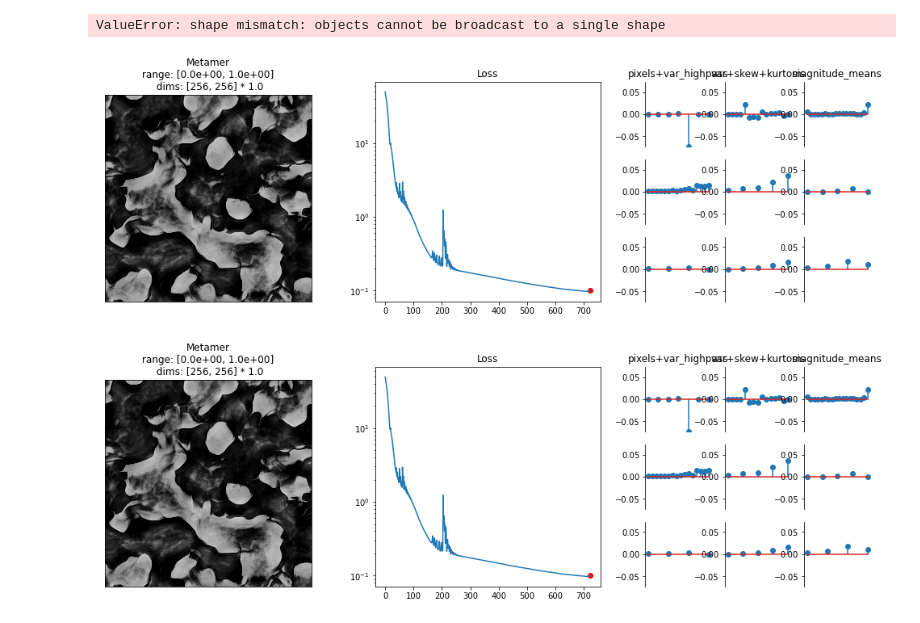
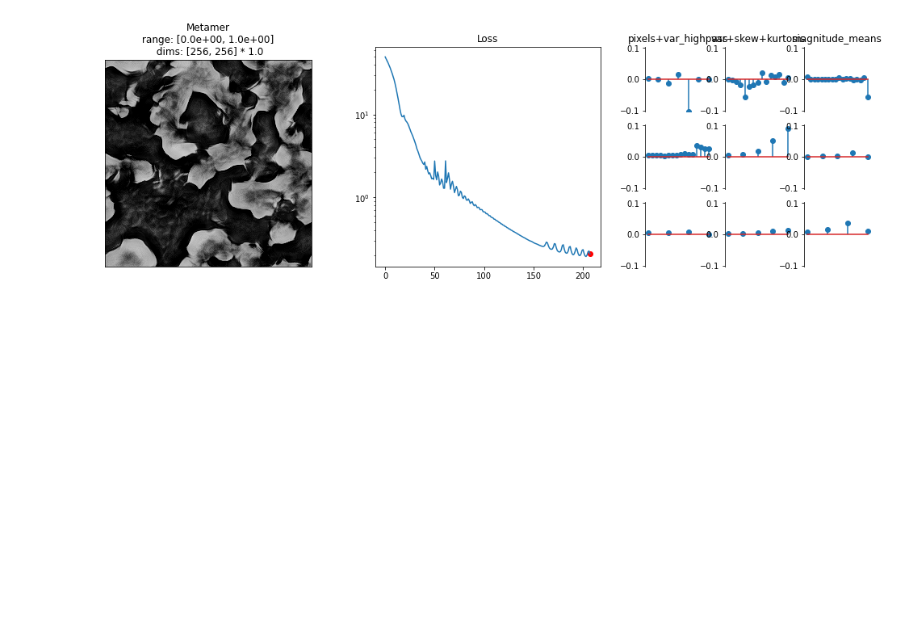
Before and after one commit to plenoptic-org/plenoptic, a Jupyter notebook: examples/Model_PortillaSimoncelli.ipynb, the cells around one changed output. Cells and saved outputs as stored; diff of their text form; code cells hidden in the pictures; blank space fills up the shorter version.

```diff
--- a/examples/Model_PortillaSimoncelli.ipynb
+++ b/examples/Model_PortillaSimoncelli.ipynb
@@ -43,18 +40,11 @@ m=met.synthesize(learning_rate=.005,seed=1,
 # %%
 # model.plot_representation()
-# met.plot_synthesis_status();
-anim = met.animate()
-po.convert_anim_to_html(anim)
+met.plot_synthesis_status();
+# anim = met.animate()
+# po.convert_anim_to_html(anim)
 # tmp.savefig('tmp.jpg')
 # %% [output]
-ValueError: shape mismatch: objects cannot be broadcast to a single shape
+[figure, added]
-# %%
-# model.plot_representation(data=met.representation_error());
-# met.plot_representation_error();
-met.plot_synthesis_status()
-# %% [output]
-[figure, removed]
-[figure, removed]
 # %%
 # COMPARISON between models
 
```
Also changed, not shown: parts of 1 cell of this notebook, 1 other file.
